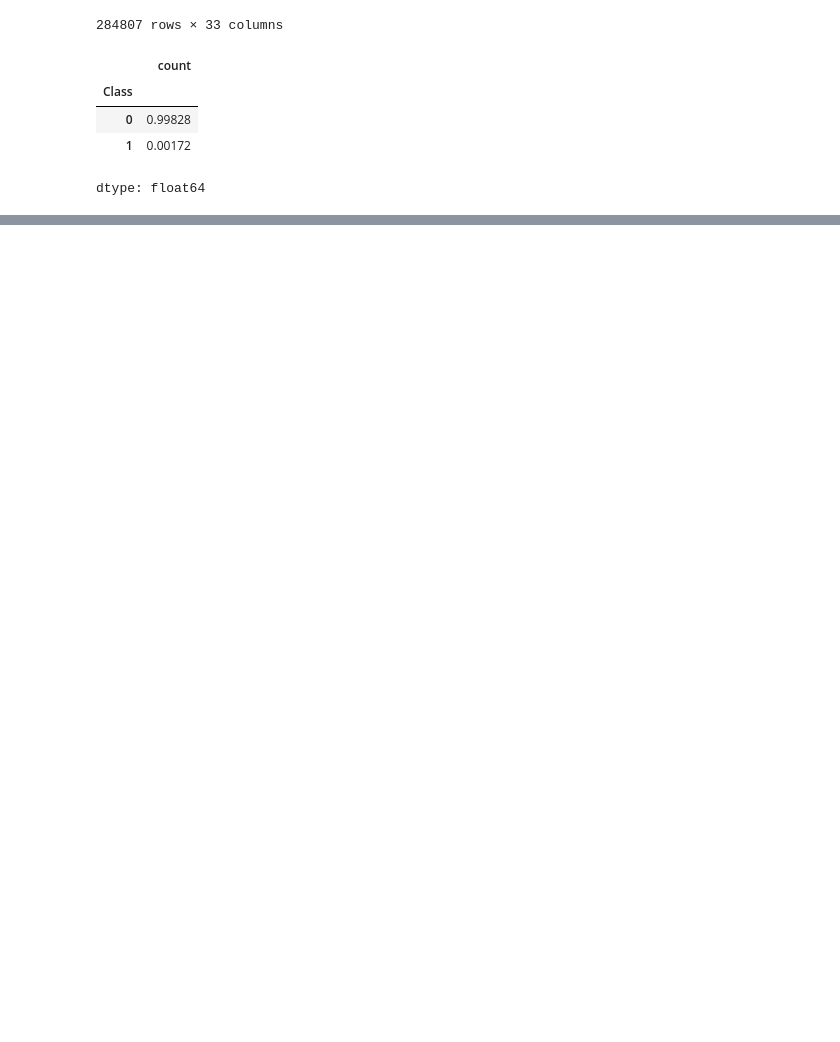
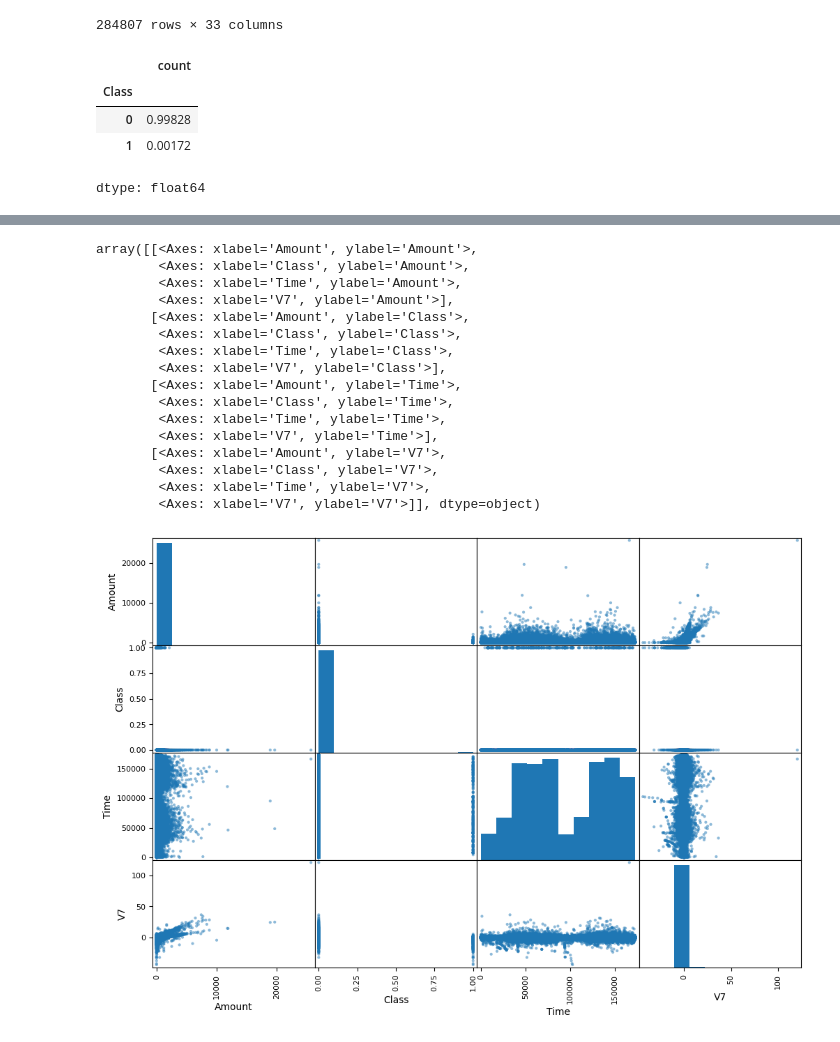
Before and after one commit to melika-bol/credit-card-fraud-detection, a Jupyter notebook: credit_card_fraud_detection_MODELING.ipynb, the cells around one changed output, grey strips where cells are left out. Drawn from its saved outputs; the diff is of its cells as text; code cells hidden in the pictures; blank space fills up the shorter version.

```diff
--- a/credit_card_fraud_detection_MODELING.ipynb
+++ b/credit_card_fraud_detection_MODELING.ipynb
@@ -71,3 +100,26 @@ dtype: float64
+# %%
+from pandas.plotting import scatter_matrix
+
+attributes = ['Amount', 'Class', 'Time', 'V7']
+scatter_matrix(df[attributes], figsize=(12, 8))
+# %% [output]
+array([[<Axes: xlabel='Amount', ylabel='Amount'>,
+        <Axes: xlabel='Class', ylabel='Amount'>,
+        <Axes: xlabel='Time', ylabel='Amount'>,
+        <Axes: xlabel='V7', ylabel='Amount'>],
+       [<Axes: xlabel='Amount', ylabel='Class'>,
+        <Axes: xlabel='Class', ylabel='Class'>,
+        <Axes: xlabel='Time', ylabel='Class'>,
+        <Axes: xlabel='V7', ylabel='Class'>],
+       [<Axes: xlabel='Amount', ylabel='Time'>,
+        <Axes: xlabel='Class', ylabel='Time'>,
+        <Axes: xlabel='Time', ylabel='Time'>,
+        <Axes: xlabel='V7', ylabel='Time'>],
+       [<Axes: xlabel='Amount', ylabel='V7'>,
+        <Axes: xlabel='Class', ylabel='V7'>,
+        <Axes: xlabel='Time', ylabel='V7'>,
+        <Axes: xlabel='V7', ylabel='V7'>]], dtype=object)
+[figure, added]
 # %%
 """x = df.drop(columns=['Class'])
 y = df['Class']"""
```
Also changed, not shown: parts of 3 cells of this notebook.
